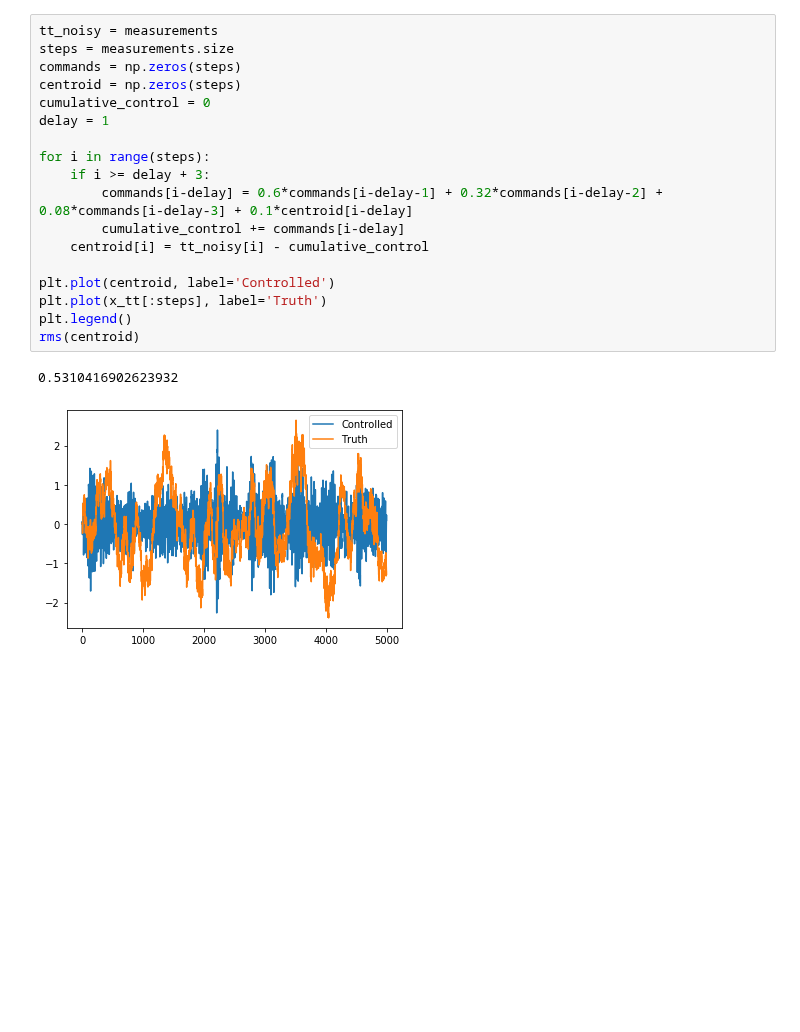
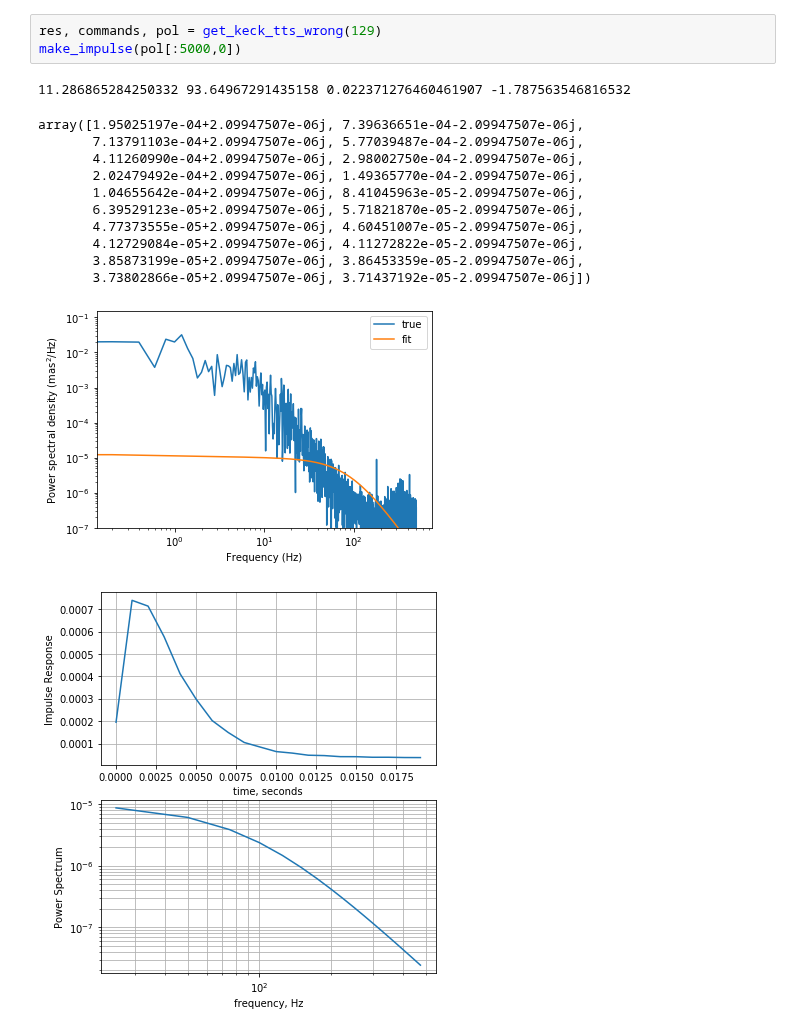
Before and after one commit to aditya-sengupta/tip-tilt-control, a Jupyter notebook: control/dev/impulse_filter.ipynb, the cells around one changed output. Saved outputs shown, nothing was run; the diff lists cells and outputs as text; blank space fills up the shorter version.

```diff
--- a/control/dev/impulse_filter.ipynb
+++ b/control/dev/impulse_filter.ipynb
@@ -144,21 +9,17 @@ plt.plot(predictions_nonloop)
-# %%
-tt_noisy = measurements
-steps = measurements.size
-commands = np.zeros(steps)
-centroid = np.zeros(steps)
-cumulative_control = 0
-delay = 1
-
-for i in range(steps):
-    if i >= delay + 3:
-        commands[i-delay] = 0.6*commands[i-delay-1] + 0.32*commands[i-delay-2] + 0.08*commands[i-delay-3] + 0.1*centroid[i-delay]
-        cumulative_control += commands[i-delay]
-    centroid[i] = tt_noisy[i] - cumulative_control
-
-plt.plot(centroid, label='Controlled')
-plt.plot(x_tt[:steps], label='Truth')
-plt.legend()
-rms(centroid)
-# %% [output]
-0.5310416902623932
-[figure, removed]
+# %%
+res, commands, pol = get_keck_tts_wrong(129)
+make_impulse(pol[:5000,0])
+# %% [output]
+11.286865284250332 93.64967291435158 0.022371276460461907 -1.787563546816532
+array([1.95025197e-04+2.09947507e-06j, 7.39636651e-04-2.09947507e-06j,
+       7.13791103e-04+2.09947507e-06j, 5.77039487e-04-2.09947507e-06j,
+       4.11260990e-04+2.09947507e-06j, 2.98002750e-04-2.09947507e-06j,
+       2.02479492e-04+2.09947507e-06j, 1.49365770e-04-2.09947507e-06j,
+       1.04655642e-04+2.09947507e-06j, 8.41045963e-05-2.09947507e-06j,
+       6.39529123e-05+2.09947507e-06j, 5.71821870e-05-2.09947507e-06j,
+       4.77373555e-05+2.09947507e-06j, 4.60451007e-05-2.09947507e-06j,
+       4.12729084e-05+2.09947507e-06j, 4.11272822e-05-2.09947507e-06j,
+       3.85873199e-05+2.09947507e-06j, 3.86453359e-05-2.09947507e-06j,
+       3.73802866e-05+2.09947507e-06j, 3.71437192e-05-2.09947507e-06j])
+[figure, added]
+[figure, added]
```
Also changed, not shown: parts of 19 cells of this notebook, 19 other files.
